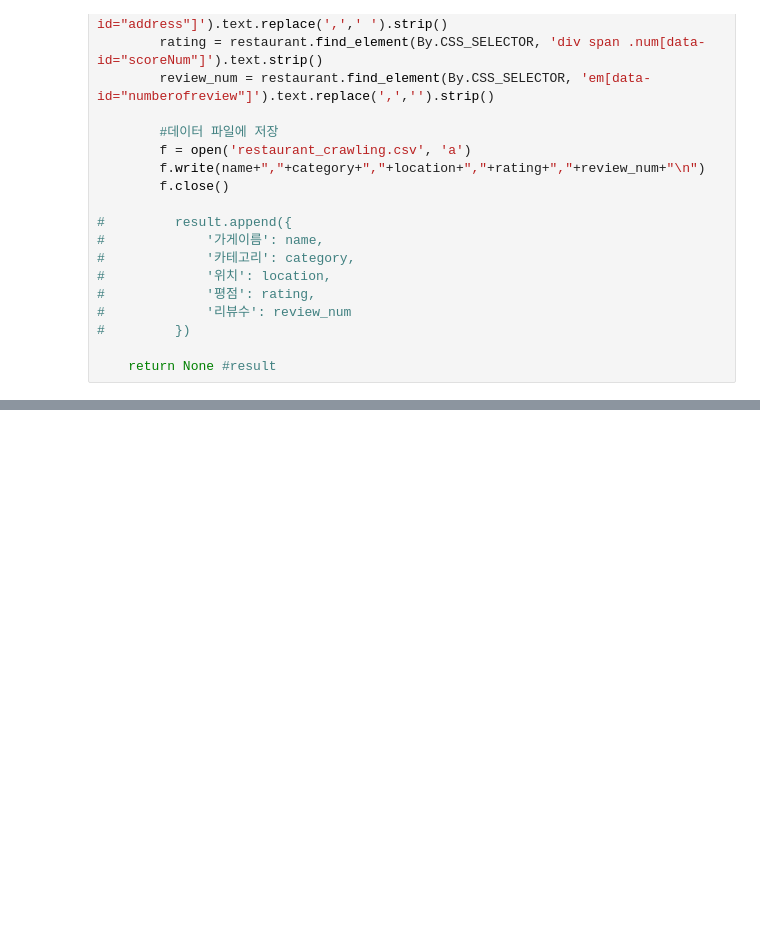
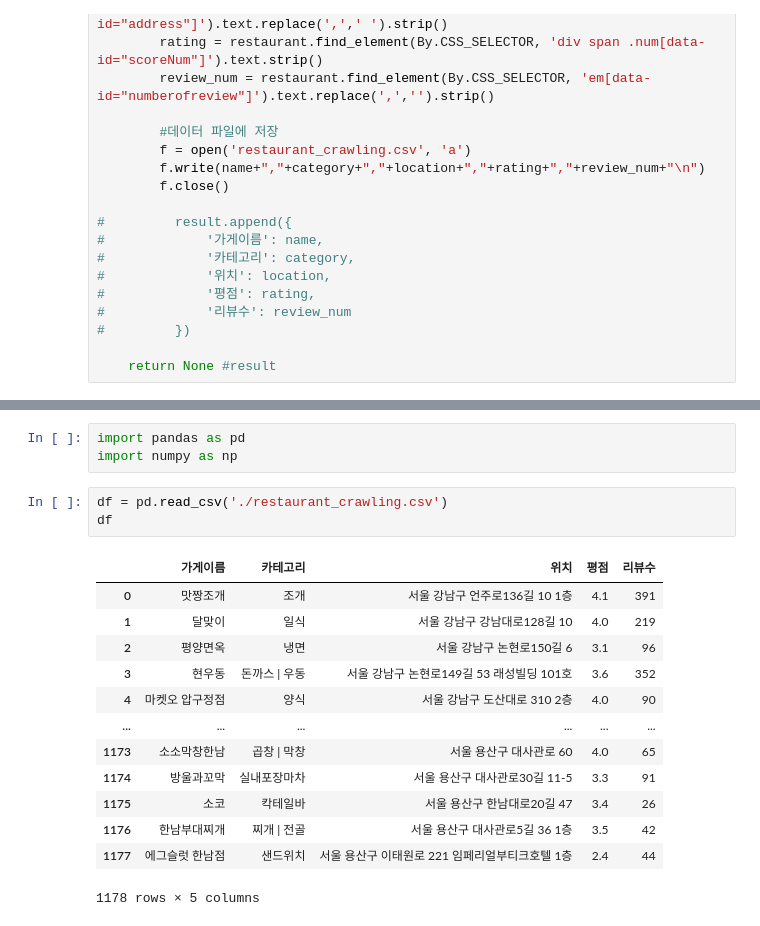
Before and after one commit to fanithon/Subproject-Restaurant-Crawling, a Jupyter notebook: 01.KAKAO_Restaurant-subproject.ipynb, the cells around one changed output, grey strips where cells are left out. Saved outputs shown, nothing was run; the diff lists cells and outputs as text; blank space fills up the shorter version.

```diff
--- a/01.KAKAO_Restaurant-subproject.ipynb
+++ b/01.KAKAO_Restaurant-subproject.ipynb
@@ -200,0 +257,20 @@ AttributeError: 'NoneType' object has no attribute 'extend'
+# %%
+import pandas as pd
+import numpy as np
+# %%
+df = pd.read_csv('./restaurant_crawling.csv')
+df
+# %% [output]
+|  | 가게이름 | 카테고리 | 위치 | 평점 | 리뷰수 |
+| 0 | 맛짱조개 | 조개 | 서울 강남구 언주로136길 10 1층 | 4.1 | 391 |
+| 1 | 달맞이 | 일식 | 서울 강남구 강남대로128길 10 | 4.0 | 219 |
+| 2 | 평양면옥 | 냉면 | 서울 강남구 논현로150길 6 | 3.1 | 96 |
+| 3 | 현우동 | 돈까스 | 우동 | 서울 강남구 논현로149길 53 래성빌딩 101호 | 3.6 | 352 |
+| 4 | 마켓오 압구정점 | 양식 | 서울 강남구 도산대로 310 2층 | 4.0 | 90 |
+| ... | ... | ... | ... | ... | ... |
+| 1173 | 소소막창한남 | 곱창 | 막창 | 서울 용산구 대사관로 60 | 4.0 | 65 |
+| 1174 | 방울과꼬막 | 실내포장마차 | 서울 용산구 대사관로30길 11-5 | 3.3 | 91 |
+| 1175 | 소코 | 칵테일바 | 서울 용산구 한남대로20길 47 | 3.4 | 26 |
+| 1176 | 한남부대찌개 | 찌개 | 전골 | 서울 용산구 대사관로5길 36 1층 | 3.5 | 42 |
+| 1177 | 에그슬럿 한남점 | 샌드위치 | 서울 용산구 이태원로 221 임페리얼부티크호텔 1층 | 2.4 | 44 |
+1178 rows × 5 columns
```
Also changed, not shown: parts of 11 cells of this notebook, 3 other files.
